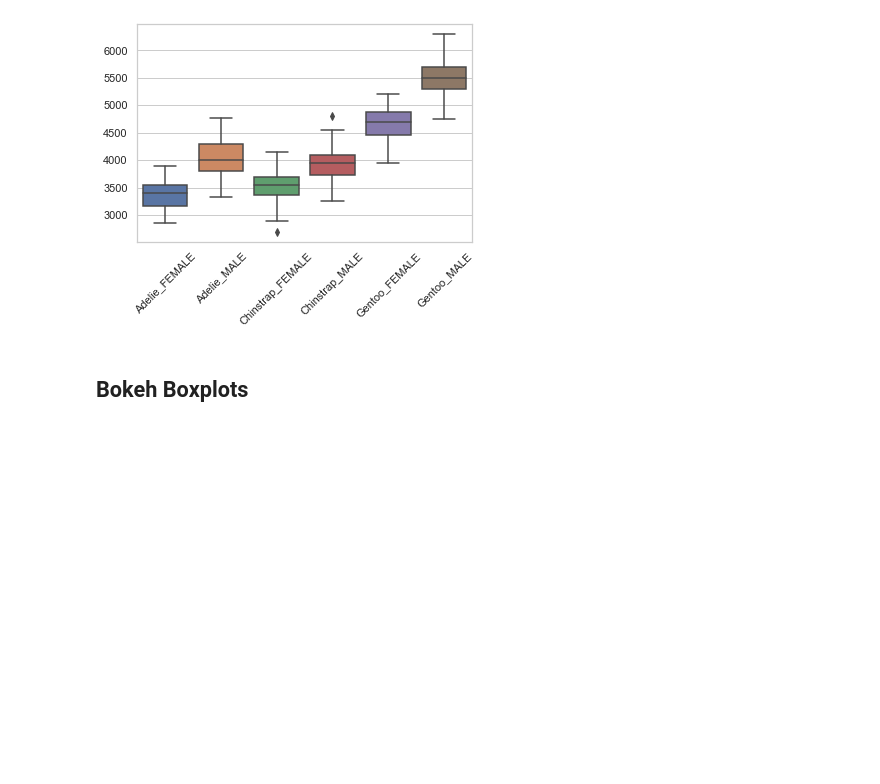
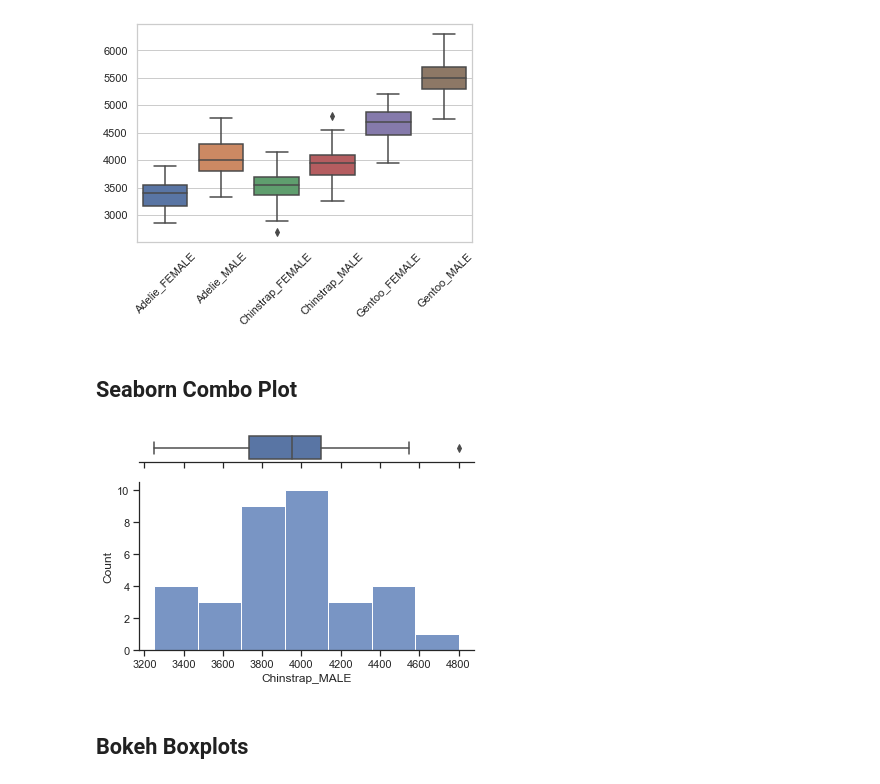
Before and after one commit to ejw-data/python-boxplots, a Jupyter notebook: boxplot-comparisons.ipynb, the cells around one changed output. Drawn from its saved outputs; the diff is of its cells as text; code cells hidden in the pictures; blank space fills up the shorter version.

```diff
--- a/boxplot-comparisons.ipynb
+++ b/boxplot-comparisons.ipynb
@@ -187,6 +213,24 @@ ax = sns.boxplot(data=df)
 plt.xticks(rotation = 45);
 # %% [output]
 [figure]
+# %% [markdown]
+## Seaborn Combo Plot
+# %%
+# This type of plot works well for a single variable
+
+sns.set(style="ticks")
+
+f, (ax_box, ax_hist) = plt.subplots(2, sharex=True,
+                                    gridspec_kw={"height_ratios": (.15, .85)})
+
+sns.boxplot(data=df['Chinstrap_MALE'], ax=ax_box, orient="h")
+sns.histplot(data=df['Chinstrap_MALE'], ax=ax_hist)
+
+ax_box.set(yticks=[])
+sns.despine(ax=ax_hist)
+sns.despine(ax=ax_box, left=True)
+# %% [output]
+[figure, added]
 # %% [markdown]
 ## Bokeh Boxplots
 # %%
```
Also changed, not shown: parts of 14 cells of this notebook, 4 other files.
